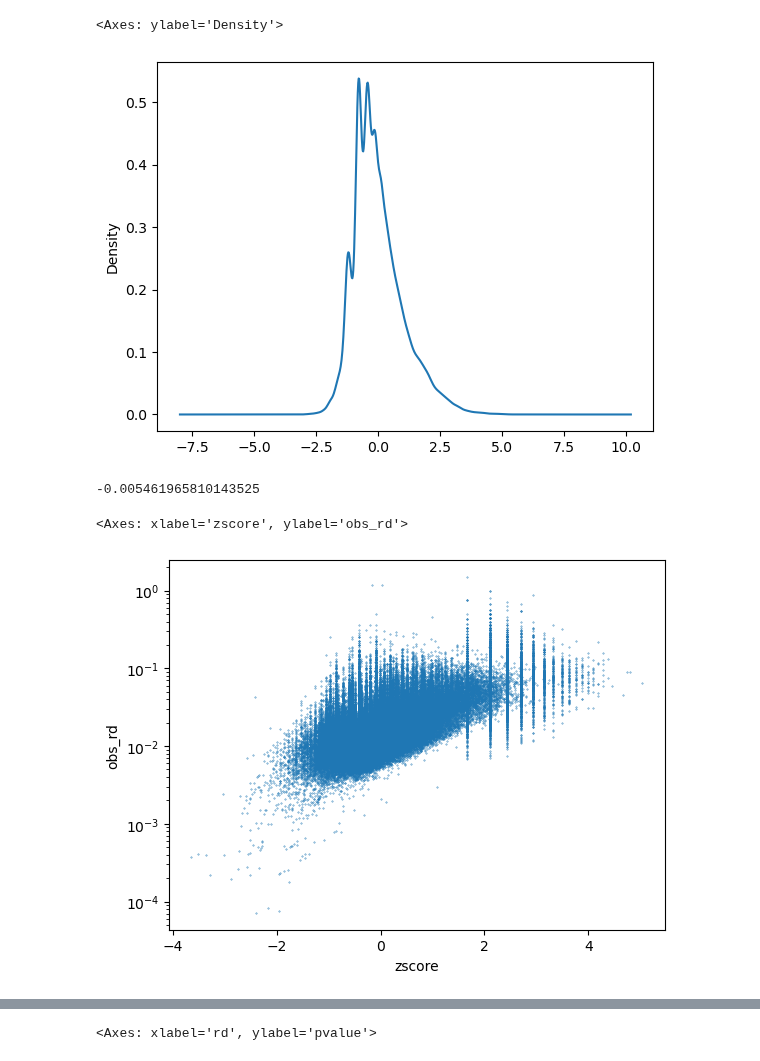
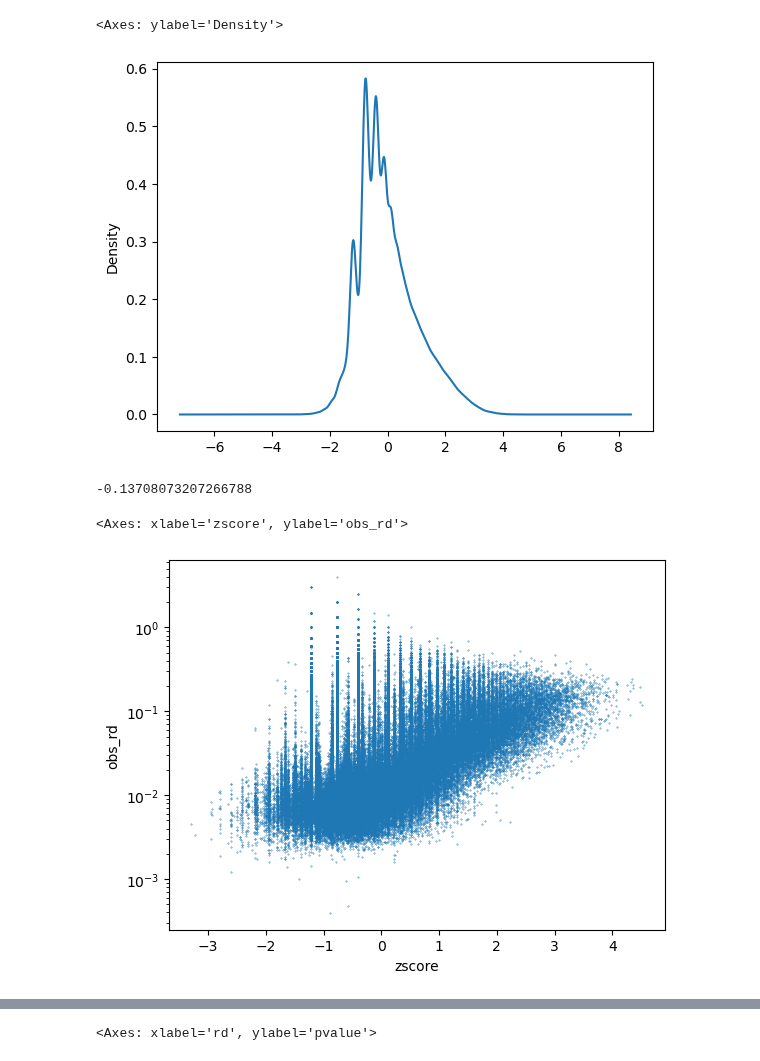
Before and after one commit to princeps091-binf/TFHclust, a Jupyter notebook: scripts/explore_pysam.ipynb, the cells around one changed output, grey strips where cells are left out. Cells and saved outputs as stored; diff of their text form; code cells hidden in the pictures.

```diff
--- a/scripts/explore_pysam.ipynb
+++ b/scripts/explore_pysam.ipynb
@@ -24,6 +24,21 @@ def collect_hdb_cluster_read(g):
     cl_read_idx = [list(nx.descendants(g,i).intersection(leaves)) for i in HDB_clusters]
     cl_read_tbl = pd.DataFrame({"HDB_cluster":HDB_clusters,"read_id_set":cl_read_idx})
     return(cl_read_tbl)
+# %%
+def build_hic_zscore(data_tbl,vars,vars_df,vars_degree,target_var):
+
+    x_spline = data_tbl[vars].to_numpy(dtype=float)
+    y = data_tbl[target_var].to_numpy(dtype=float)
+    bs = sm.gam.BSplines(x_spline, df=vars_df, degree=vars_degree)
+
+    chr_gam = sm.GLMGam(y,smoother=bs)
+    chr_gam_res = chr_gam.fit()
+    gam_infl = chr_gam_res.get_influence()
+    bs_tranform_exog = bs.transform(data_tbl[vars].to_numpy())
+    tmp_rng = chr_gam_res.get_distribution(exog=bs_tranform_exog)
+    mod_pvalue = tmp_rng.sf(data_tbl[target_var].to_numpy())
+    new_data_tbl = data_tbl.assign(zscore = gam_infl.resid_studentized,pvalue = mod_pvalue)
+    return new_data_tbl
 # %%
 ctrl_bam = "/home/vipink/Documents/TFHclust/data/H3K27ac/bam/H3K27AC_ctrl_MCF7_ENCFF506VER.bam"
 obs_bam = "/home/vipink/Documents/TFHclust/data/H3K27ac/bam/H3K27ac_obs_MCF7_ENCFF355TOT.bam"
@@ -38,7 +53,7 @@ peak_df = (pd.read_csv(peak_bed_file,sep="\t",header=None,usecols=[0,1,2,3,4])
  .rename(columns={0:'chrom',1:'start',2:'end',3:'ID',4:'IDR'})
  )
 # %%
-chromo = "chr22"
+chromo = "chr19"
 # %%
 ctrl_iter = ctrl_bamfile.fetch(chromo)
 obs_iter = obs_bamfile.fetch(chromo)
@@ -113,5 +128,7 @@ def build_hic_zscore(read_neighbour_df,vars,vars_df,vars_degree):
     gam_infl = chr_gam_res.get_influence()
     return(gam_infl.resid_studentized)
 # %%
-tmp_zscore = build_hic_zscore(data_tbl,['lbg2'],[10],[3])
+mod_res_tbl = build_hic_zscore(data_tbl,['lbg2'],[10],[3],'lrc')
+# %%
+data_tbl = data_tbl.merge(mod_res_tbl)
 # %%
@@ -122,25 +139,22 @@ data_tbl.assign(zscore= tmp_zscore).sort_values('zscore').plot.scatter(x='lbg2',
 # %%
 (data_tbl
- .assign(zscore= tmp_zscore)
  .zscore.plot.kde()
 )
 # %% [output]
 <Axes: ylabel='Density'>
-[figure, old version]
+[figure, new version]
 # %%
 (data_tbl
- .assign(zscore= tmp_zscore)
  .zscore.median()
 )
 # %% [output]
--0.005461965810143525
+-0.13708073207266788
 # %%
 (data_tbl
- .assign(zscore= tmp_zscore)
  .merge(tmp_chr_hdb_summary_tbl.loc[:,['HDB_cluster','chrom','start','end','w']])
  .assign(obs_rd = lambda df_: (df_.rc/df_.w))
  .plot.scatter(x='zscore',y='obs_rd',s=0.1,logy=True)
  )
 # %% [output]
 <Axes: xlabel='zscore', ylabel='obs_rd'>
-[figure, old version]
+[figure, new version]
```
Also changed, not shown: parts of 14 cells of this notebook.
